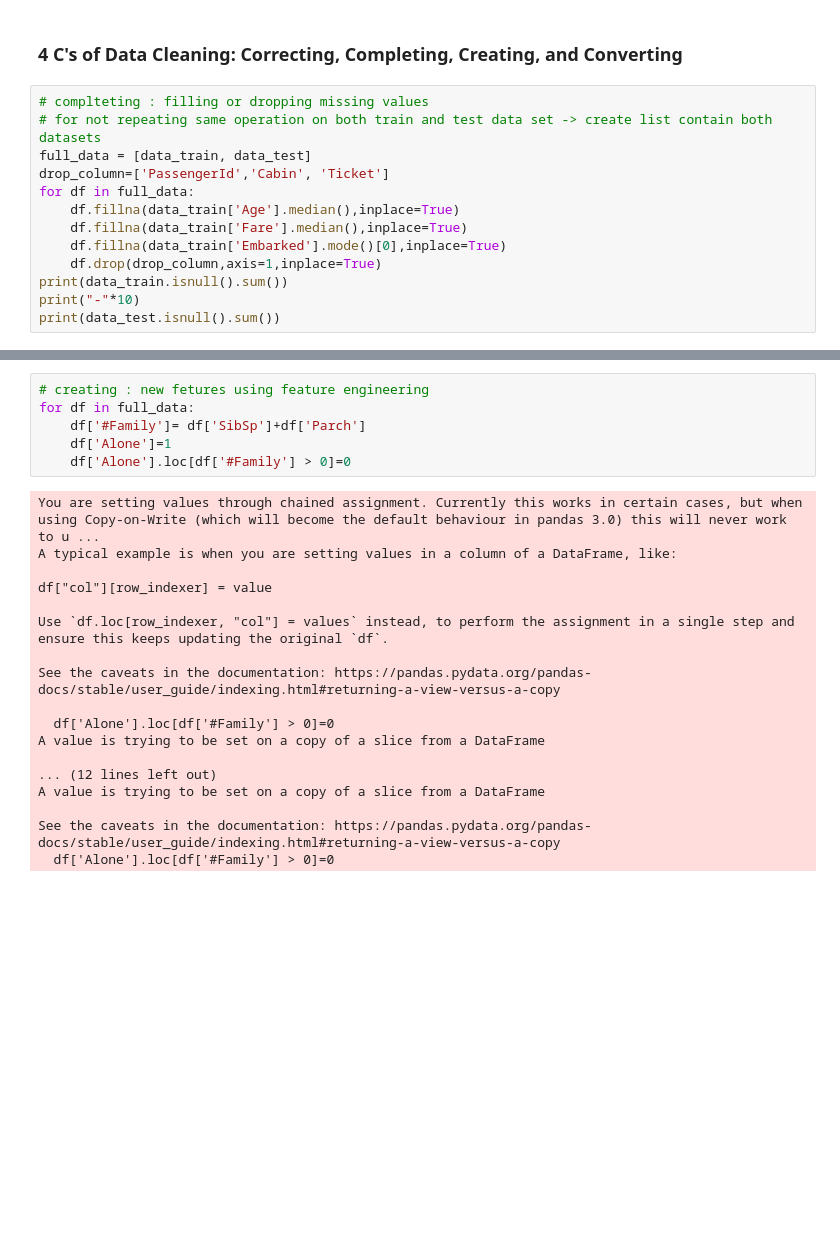
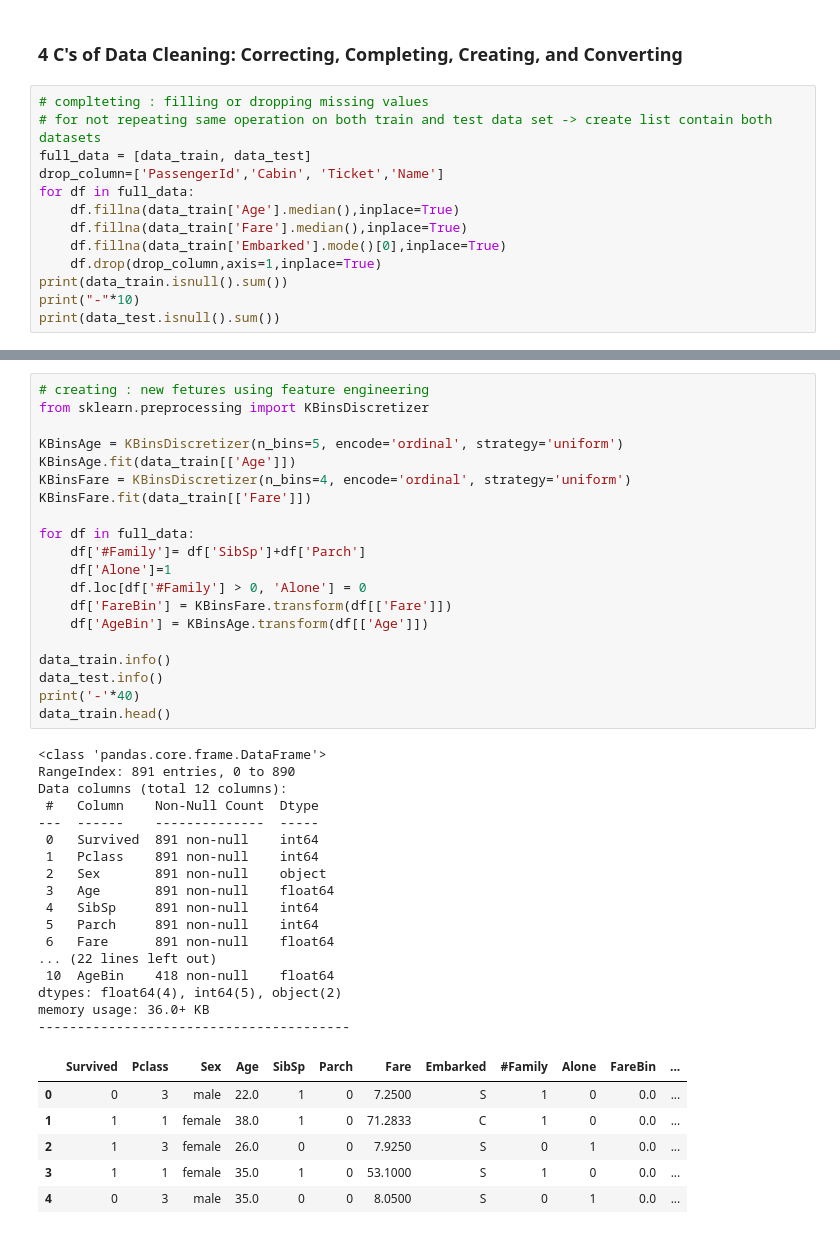
Before and after one commit to abdulaziz-snobra/Who-will-survive.-Titanic-Project, a Jupyter notebook: project.ipynb, the cells around one changed output, grey strips where cells are left out. Saved outputs shown, nothing was run; the diff lists cells and outputs as text; blank space fills up the shorter version.

Commit message:
Completing Data Analysis

```diff
--- a/project.ipynb
+++ b/project.ipynb
@@ -90,7 +90,7 @@ data_train.describe(include='all')
 # complteting : filling or dropping missing values
 # for not repeating same operation on both train and test data set -> create list contain both datasets
 full_data = [data_train, data_test]
-drop_column=['PassengerId','Cabin', 'Ticket']
+drop_column=['PassengerId','Cabin', 'Ticket','Name']
 for df in full_data:
     df.fillna(data_train['Age'].median(),inplace=True)
     df.fillna(data_train['Fare'].median(),inplace=True)
@@ -123,25 +124,45 @@ dtype: int64
 # %%
 # creating : new fetures using feature engineering
+from sklearn.preprocessing import KBinsDiscretizer
+
+KBinsAge = KBinsDiscretizer(n_bins=5, encode='ordinal', strategy='uniform')
+KBinsAge.fit(data_train[['Age']])
+KBinsFare = KBinsDiscretizer(n_bins=4, encode='ordinal', strategy='uniform')
+KBinsFare.fit(data_train[['Fare']])
+
 for df in full_data:
     df['#Family']= df['SibSp']+df['Parch']
     df['Alone']=1
-    df['Alone'].loc[df['#Family'] > 0]=0
+    df.loc[df['#Family'] > 0, 'Alone'] = 0
+    df['FareBin'] = KBinsFare.transform(df[['Fare']])
+    df['AgeBin'] = KBinsAge.transform(df[['Age']])
+
+data_train.info()
+data_test.info()
+print('-'*40)
+data_train.head()
 # %% [output]
-You are setting values through chained assignment. Currently this works in certain cases, but when using Copy-on-Write (which will become the default behaviour in pandas 3.0) this will never work to u ...
-A typical example is when you are setting values in a column of a DataFrame, like:
-
-df["col"][row_indexer] = value
-
-Use `df.loc[row_indexer, "col"] = values` instead, to perform the assignment in a single step and ensure this keeps updating the original `df`.
-
-See the caveats in the documentation: https://pandas.pydata.org/pandas-docs/stable/user_guide/indexing.html#returning-a-view-versus-a-copy
-
-  df['Alone'].loc[df['#Family'] > 0]=0
-A value is trying to be set on a copy of a slice from a DataFrame
-
-... (12 lines left out)
-A value is trying to be set on a copy of a slice from a DataFrame
-
-See the caveats in the documentation: https://pandas.pydata.org/pandas-docs/stable/user_guide/indexing.html#returning-a-view-versus-a-copy
-  df['Alone'].loc[df['#Family'] > 0]=0
+<class 'pandas.core.frame.DataFrame'>
+RangeIndex: 891 entries, 0 to 890
+Data columns (total 12 columns):
+ #   Column    Non-Null Count  Dtype
+---  ------    --------------  -----
+ 0   Survived  891 non-null    int64
+ 1   Pclass    891 non-null    int64
+ 2   Sex       891 non-null    object
+ 3   Age       891 non-null    float64
+ 4   SibSp     891 non-null    int64
+ 5   Parch     891 non-null    int64
+ 6   Fare      891 non-null    float64
+... (22 lines left out)
+ 10  AgeBin    418 non-null    float64
+dtypes: float64(4), int64(5), object(2)
+memory usage: 36.0+ KB
+----------------------------------------
+|  | Survived | Pclass | Sex | Age | SibSp | Parch | Fare | Embarked | #Family | Alone | FareBin | ... |
+| 0 | 0 | 3 | male | 22.0 | 1 | 0 | 7.2500 | S | 1 | 0 | 0.0 | ... |
+| 1 | 1 | 1 | female | 38.0 | 1 | 0 | 71.2833 | C | 1 | 0 | 0.0 | ... |
+| 2 | 1 | 3 | female | 26.0 | 0 | 0 | 7.9250 | S | 0 | 1 | 0.0 | ... |
+| 3 | 1 | 1 | female | 35.0 | 1 | 0 | 53.1000 | S | 1 | 0 | 0.0 | ... |
+| 4 | 0 | 3 | male | 35.0 | 0 | 0 | 8.0500 | S | 0 | 1 | 0.0 | ... |
 # %%
```
Also changed, not shown: parts of 5 cells of this notebook, 1 other file.
